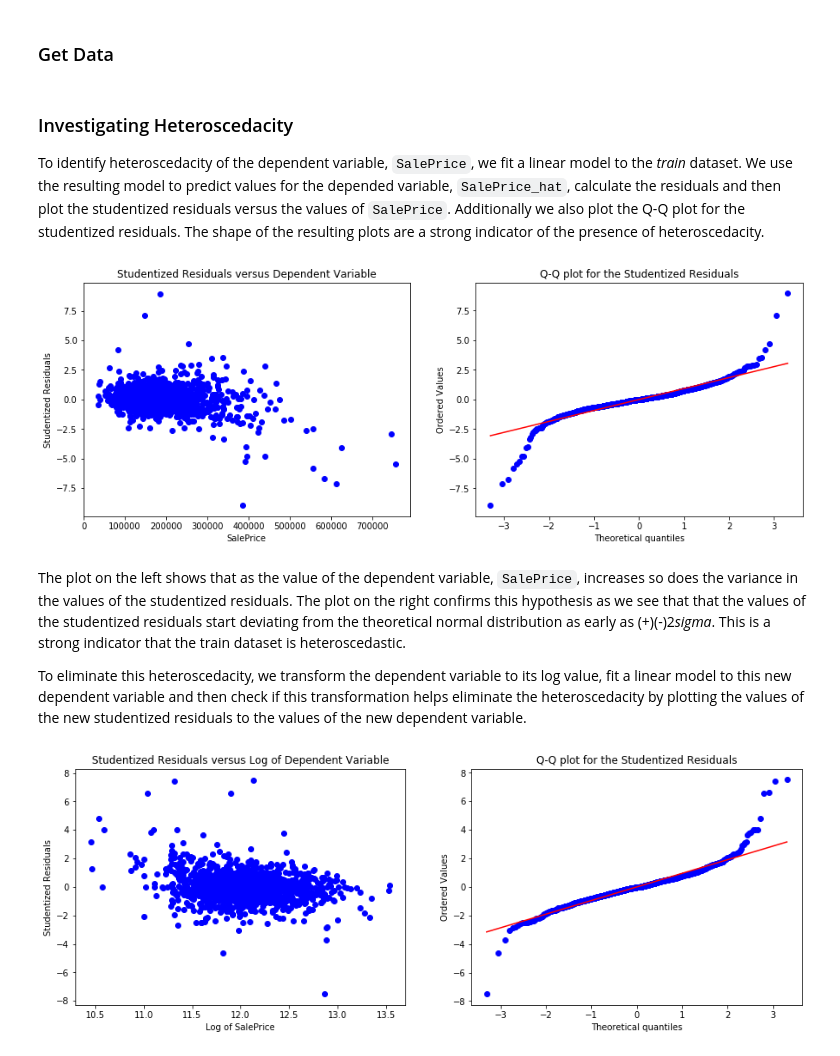
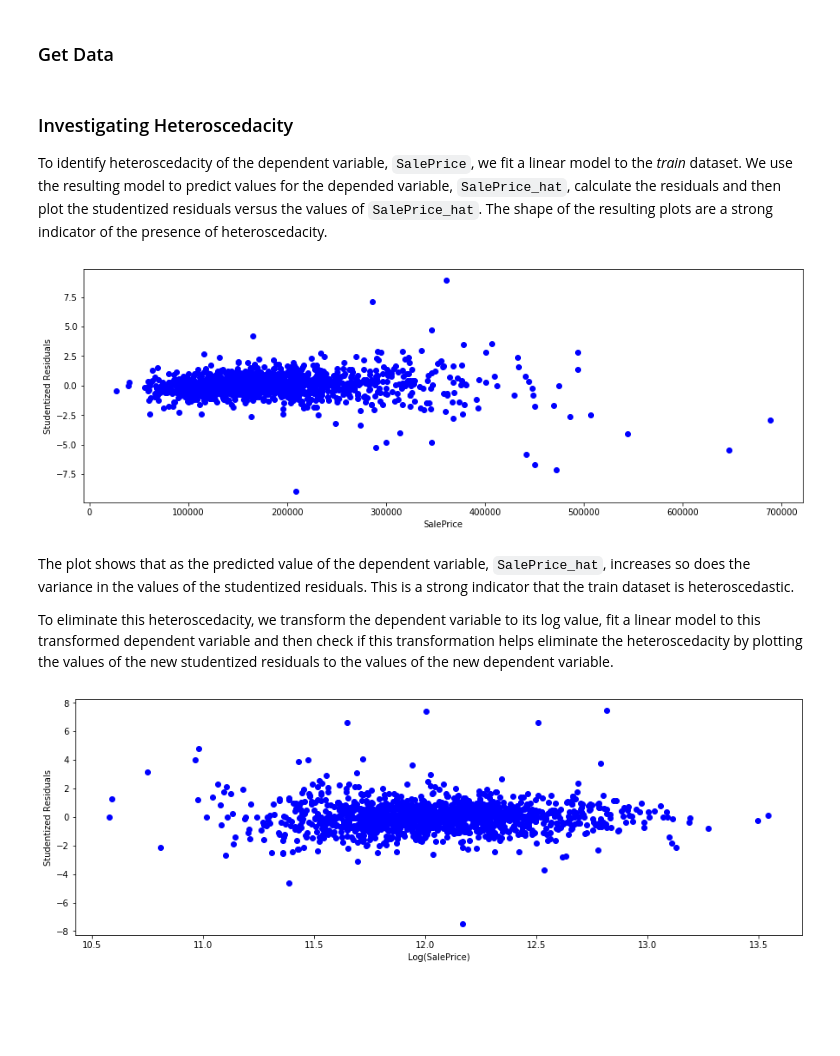
Before and after one commit to sanjeevgadre/Kaggle-Ames, a Jupyter notebook: Python/scripts/Part-II-Linear-Models.ipynb, the cells around one changed output. Cells and saved outputs as stored; diff of their text form; code cells hidden in the pictures; blank space fills up the shorter version.

```diff
--- a/Python/scripts/Part-II-Linear-Models.ipynb
+++ b/Python/scripts/Part-II-Linear-Models.ipynb
@@ -8,38 +8,33 @@ import pandas as pd
 ### Get Data
 # %%
 train = pd.read_hdf('../wip-data/train.h5')
+train = train.iloc[:, 1:] # dropping the 'Id' Column
+
 SalePrice = pd.read_hdf('../wip-data/SalePrice.h5')
 # %% [markdown]
 ### Investigating Heteroscedacity
 
-To identify heteroscedacity of the dependent variable, <code>SalePrice</code>, we fit a linear model to the <i>train</i> dataset. We use the resulting model to predict values for the depended variable, <code>SalePrice_hat</code>, calculate the residuals and then plot the studentized residuals versus the values of <code>SalePrice</code>. Additionally we also plot the Q-Q plot for the studentized residuals. The shape of the resulting plots are a strong indicator of the presence of heteroscedacity.
+To identify heteroscedacity of the dependent variable, <code>SalePrice</code>, we fit a linear model to the <i>train</i> dataset. We use the resulting model to predict values for the depended variable, <code>SalePrice_hat</code>, calculate the residuals and then plot the studentized residuals versus the values of <code>SalePrice_hat</code>. The shape of the resulting plots are a strong indicator of the presence of heteroscedacity.
 # %%
 from sklearn.linear_model import LinearRegression
-import scipy.stats as stats
 
 lm = LinearRegression().fit(train, SalePrice)
 SalePrice_hat = lm.predict(train)
 res = (SalePrice_hat - SalePrice)/np.std(SalePrice_hat - SalePrice)
 
 plt.figure(figsize = (15, 5))
 
-plt.subplot(1,2,1)
-plt.scatter(SalePrice, res, color = 'blue')
+plt.scatter(SalePrice_hat, res, color = 'blue')
 plt.xlabel('SalePrice')
 plt.ylabel('Studentized Residuals')
-plt.title('Studentized Residuals versus Dependent Variable')
-
-plt.subplot(1,2,2)
-stats.probplot(res, dist="norm", plot=plt)
-plt.title('Q-Q plot for the Studentized Residuals')
 
 plt.show()
 # %% [output]
-[figure, old version]
+[figure, new version]
 # %% [markdown]
-The plot on the left shows that as the value of the dependent variable, <code>SalePrice</code>, increases so does the variance in the values of the studentized residuals. The plot on the right confirms this hypothesis as we see that that the values of the studentized residuals start deviating from the theoretical normal distribution as early as (+)(-)2<i>sigma</i>. This is a strong indicator that the train dataset is heteroscedastic.
+The plot shows that as the predicted value of the dependent variable, <code>SalePrice_hat</code>, increases so does the variance in the values of the studentized residuals. This is a strong indicator that the train dataset is heteroscedastic.
 
-To eliminate this heteroscedacity, we transform the dependent variable to its log value, fit a linear model to this new dependent variable and then check if this transformation helps eliminate the heteroscedacity by plotting the values of the new studentized residuals to the values of the new dependent variable.
+To eliminate this heteroscedacity, we transform the dependent variable to its log value, fit a linear model to this transformed dependent variable and then check if this transformation helps eliminate the heteroscedacity by plotting the values of the new studentized residuals to the values of the new dependent variable.
 # %%
 SP_log = np.log(SalePrice)
 
@@ -49,16 +44,10 @@ res = (SP_log_hat - SP_log)/np.std(SP_log_hat - SP_log)
 
 plt.figure(figsize = (15, 5))
 
-plt.subplot(1,2,1)
-plt.scatter(SP_log, res, color = 'blue')
-plt.xlabel('Log of SalePrice')
+plt.scatter(SP_log_hat, res, color = 'blue')
+plt.xlabel('Log(SalePrice)')
 plt.ylabel('Studentized Residuals')
-plt.title('Studentized Residuals versus Log of Dependent Variable')
-
-plt.subplot(1,2,2)
-stats.probplot(res, dist="norm", plot=plt)
-plt.title('Q-Q plot for the Studentized Residuals')
 
 plt.show()
 # %% [output]
-[figure, old version]
+[figure, new version]
```
Also changed, not shown: parts of 6 cells of this notebook, 1 other file.
